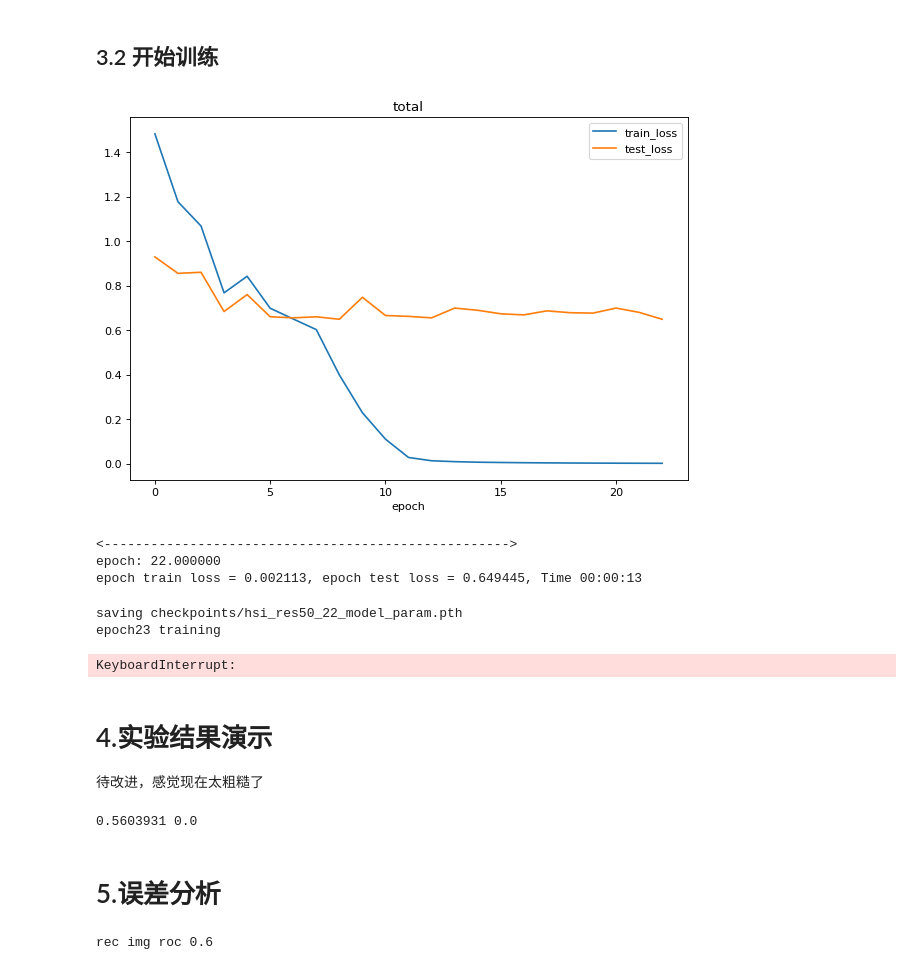
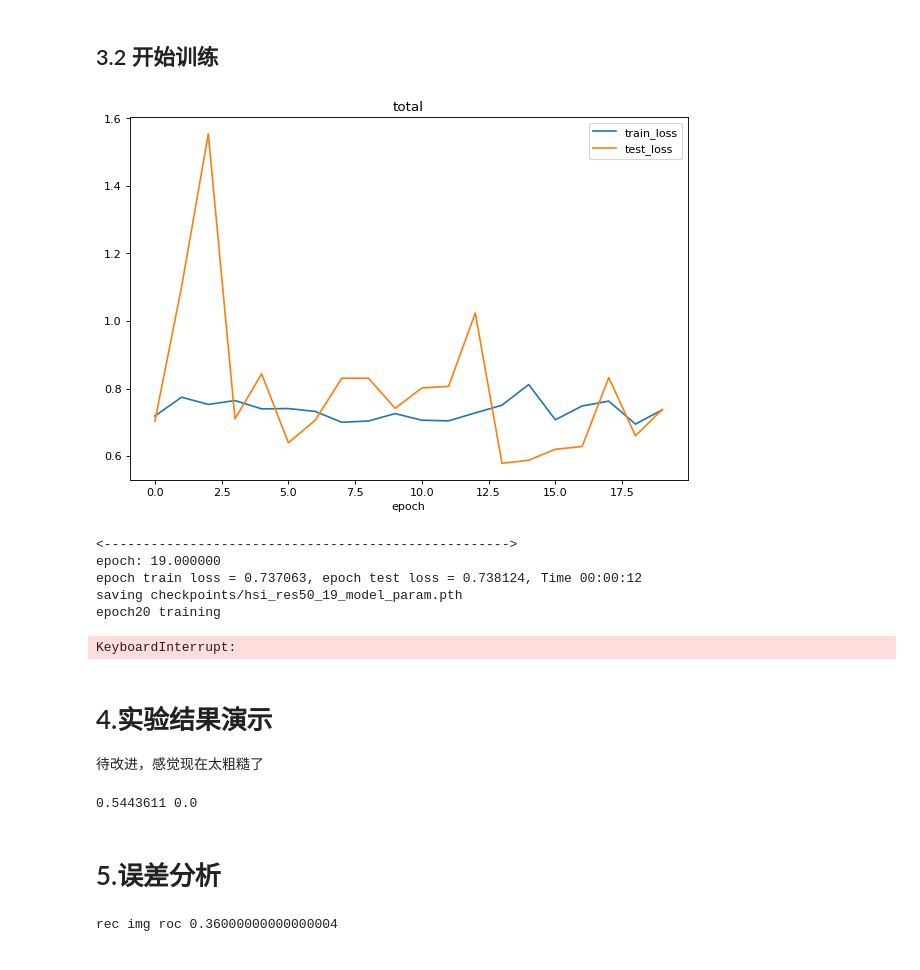
Before and after one commit to BirdFrozen/HSI_CLS, a Jupyter notebook: train_AE.ipynb, the cells around one changed output. Drawn from its saved outputs; the diff is of its cells as text; code cells hidden in the pictures.

```diff
--- a/train_AE.ipynb
+++ b/train_AE.ipynb
@@ -44,8 +45,8 @@ class Config():
     TrainImageRoot = r'D:\QT_Project\Save\danggui\train'
     TestImageRoot = r'D:\QT_Project\Save\danggui\test'
 
-    IMG_HIGHT = 200
-    IMG_WIDTH = 200
+    IMG_HIGHT = 100
+    IMG_WIDTH = 100
 
     SPLIT_SIGN = '\\'
 
@@ -88,7 +89,7 @@ TrainImageRoot                 D:\QT_Project\Save\danggui\train
 # %%
 class TrainDataset(Dataset):
     # 输入参数为待分割图像的地址元组，GroundTruth的地址元组，以及两者的归一化函数
-    def __init__(self, DatPath, HdrPath,label, ImageWidth, ImageHeight):
+    def __init__(self, DatPath, HdrPath,label,pca ,ImageWidth, ImageHeight):
 
         self.DatPath = DatPath
         self.HdrPath = HdrPath
@@ -100,6 +101,7 @@ class TrainDataset(Dataset):
             transforms.ToTensor(),
             transforms.CenterCrop(self.ImageWidth),
         ])
+        self.pca = pca
 
     def __len__(self):
         return len(self.DatPath)
@@ -111,9 +113,11 @@ class TrainDataset(Dataset):
         # 读取图像
         img = spectral.envi.open(HdrPath, DatPath)
         img = img.read_bands(range(img.shape[2])) #读取全部的光谱维度
+        img = self.pca.transforms(img) # 主成分分析
         img = img/65536
         img = img.transpose([2,0,1])
         img = torch.FloatTensor(img)
+        # img = transforms.RandomCrop(self.ImageWidth)(img) # 将图像裁剪到一定的输入大小上，保证输入的一致性
         img = transforms.CenterCrop(self.ImageWidth)(img) # 将图像裁剪到一定的输入大小上，保证输入的一致性
 
         return img,torch.FloatTensor([self.label[idx]])
@@ -306,7 +345,7 @@ criterion = nn.BCELoss().to(device)
 # criterion = nn.MSELoss().to(device)
 # criterion2 = loss.SSIM().to(device)
 # 定义优化器
-optimizer = optim.Adam(model.parameters(), lr=0.0001)
+optimizer = optim.Adam(model.parameters(), lr=0.00001)
 
 # 记录开始时间
 prev_time = datetime.now()
@@ -366,40 +405,40 @@ for epo in range(start_epoch, start_epoch + epoch_num):
     time_str = "Time %02d:%02d:%02d" % (h, m, s)
     prev_time = cur_time
 
     visualize.clear_output()# 清除上个epoch的图像输出
 
     # 绘制训练过程曲线
     plt.figure(figsize=(9,6), dpi=80)
     # plt.subplot(121)
     plt.title('total')
     plt.plot(all_train_total_loss,label="train_loss")
     plt.plot(all_test_total_loss,label="test_loss")
     plt.legend(loc='upper right')
     plt.xlabel('epoch')
     plt.show()
 
     # 显示当前epoch训练结果
     print('<---------------------------------------------------->')
     print('epoch: %f' % epo)
     print('epoch train loss = %f, epoch test loss = %f, %s'
             % (train_loss/len(train_dataloader), test_loss/len(test_dataloader), time_str))
 
     # 每5个epoch存储一次模型
     if np.mod(epo, save_epoch) == 0:
         # 只存储模型参数
         end_save_code = f"{save_code}_{epo//save_epoch:02d}"
     torch.save(model.state_dict(), f'checkpoints/{end_save_code}_model_param.pth')
     torch.save({"all_train_total_loss":all_train_total_loss,"all_test_total_loss":all_test_total_loss}, \
         f'checkpoints/{end_save_code}_model_curve.pth')
     print(f'saving checkpoints/{end_save_code}_model_param.pth')
 # %% [output]
-[figure, old version]
+[figure, new version]
 <---------------------------------------------------->
-epoch: 22.000000
-epoch train loss = 0.002113, epoch test loss = 0.649445, Time 00:00:13
+epoch: 19.000000
+epoch train loss = 0.737063, epoch test loss = 0.738124, Time 00:00:12
+saving checkpoints/hsi_res50_19_model_param.pth
+epoch20 training
-saving checkpoints/hsi_res50_22_model_param.pth
-epoch23 training
+KeyboardInterrupt:
-KeyboardInterrupt:
 # %% [markdown]
 # 4.实验结果演示
 待改进，感觉现在太粗糙了
@@ -427,7 +466,7 @@ with torch.no_grad():
 
     # visualize.display_images([img,msk,dout,residual],cols = 2, rows = 2, titles = [image_name,'mask','dout','residual'],cmap = 'gray')
 # %% [output]
-0.5603931 0.0
+0.5443611 0.0
 # %% [markdown]
 # 5.误差分析
 # %%
@@ -440,9 +479,6 @@ model.load_state_dict(torch.load(r'checkpoints\hsi_res50_11_model_param.pth'))
 model.eval()
 # criterion = nn.BCELoss().to(device)
 
-
-mse_loss = []
-L1_loss = []
 pred_list = []
 label_list = []
 
@@ -462,4 +498,4 @@ with torch.no_grad():
     roc_auc = auc(fpr, tpr)
     print('rec img roc' , roc_auc)
 # %% [output]
-rec img roc 0.6
+rec img roc 0.36000000000000004
```
Also changed, not shown: parts of 6 cells of this notebook, 1 other file.
